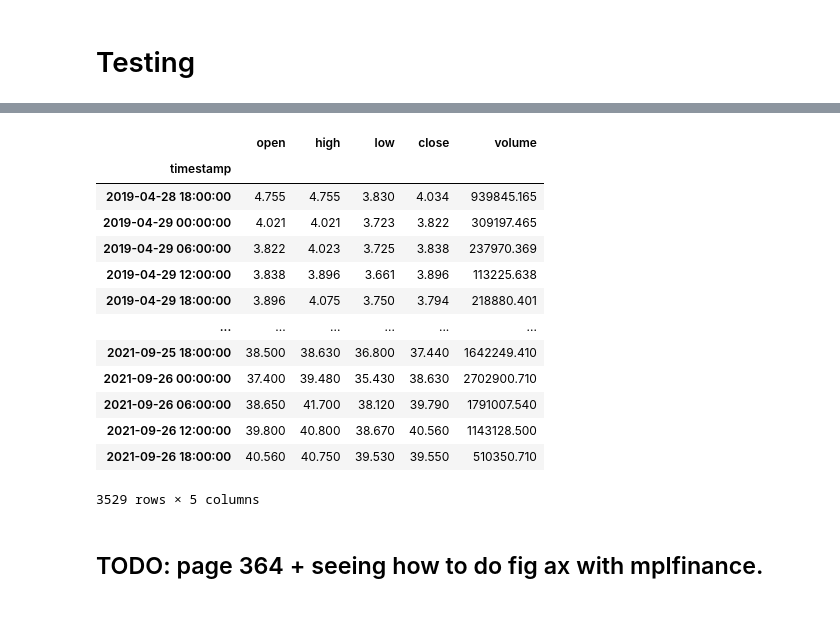
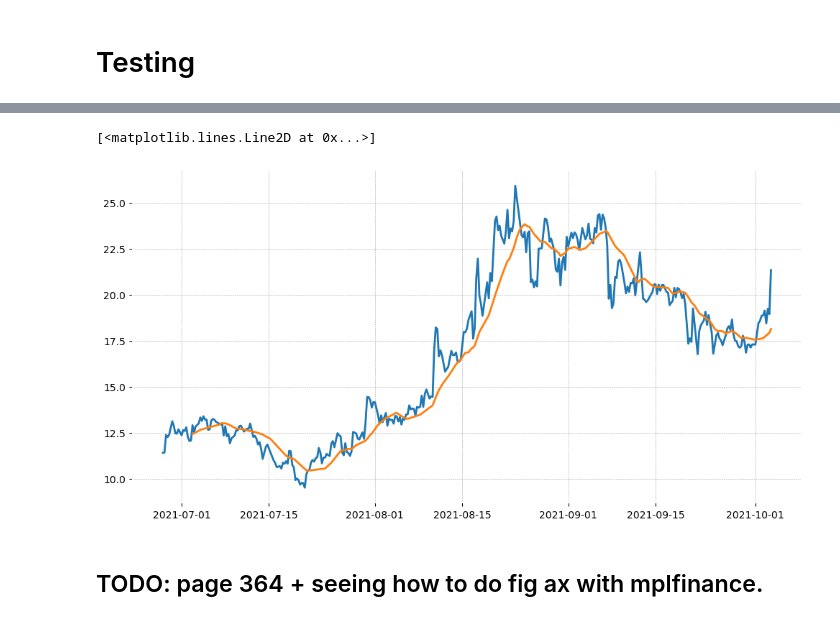
Before and after one commit to sunnymnie/chart-visualizer, a Jupyter notebook: testing.ipynb, the cells around one changed output, grey strips where cells are left out. Cells and saved outputs as stored; diff of their text form; code cells hidden in the pictures.

```diff
--- a/testing.ipynb
+++ b/testing.ipynb
@@ -84,20 +34,10 @@ df["volume"] = data["volume"].resample('6H').sum()
-# %%
-df
-# %% [output]
-|  | open | high | low | close | volume |
-| timestamp |  |  |  |  |  |
-| 2019-04-28 18:00:00 | 4.755 | 4.755 | 3.830 | 4.034 | 939845.165 |
-| 2019-04-29 00:00:00 | 4.021 | 4.021 | 3.723 | 3.822 | 309197.465 |
-| 2019-04-29 06:00:00 | 3.822 | 4.023 | 3.725 | 3.838 | 237970.369 |
-| 2019-04-29 12:00:00 | 3.838 | 3.896 | 3.661 | 3.896 | 113225.638 |
-| 2019-04-29 18:00:00 | 3.896 | 4.075 | 3.750 | 3.794 | 218880.401 |
-| ... | ... | ... | ... | ... | ... |
-| 2021-09-25 18:00:00 | 38.500 | 38.630 | 36.800 | 37.440 | 1642249.410 |
-| 2021-09-26 00:00:00 | 37.400 | 39.480 | 35.430 | 38.630 | 2702900.710 |
-| 2021-09-26 06:00:00 | 38.650 | 41.700 | 38.120 | 39.790 | 1791007.540 |
-| 2021-09-26 12:00:00 | 39.800 | 40.800 | 38.670 | 40.560 | 1143128.500 |
-| 2021-09-26 18:00:00 | 40.560 | 40.750 | 39.530 | 39.550 | 510350.710 |
-3529 rows × 5 columns
+# %%
+fig, ax = plt.subplots(figsize=(12, 6))
+ax.plot(df.open)
+ax.plot(df.open.rolling(window=20).mean())
+# %% [output]
+[<matplotlib.lines.Line2D at 0x...>]
+[figure, added]
 # %%
 import mplfinance as mpf
 # %%
```
Also changed, not shown: parts of 9 cells of this notebook, 4 other files.
